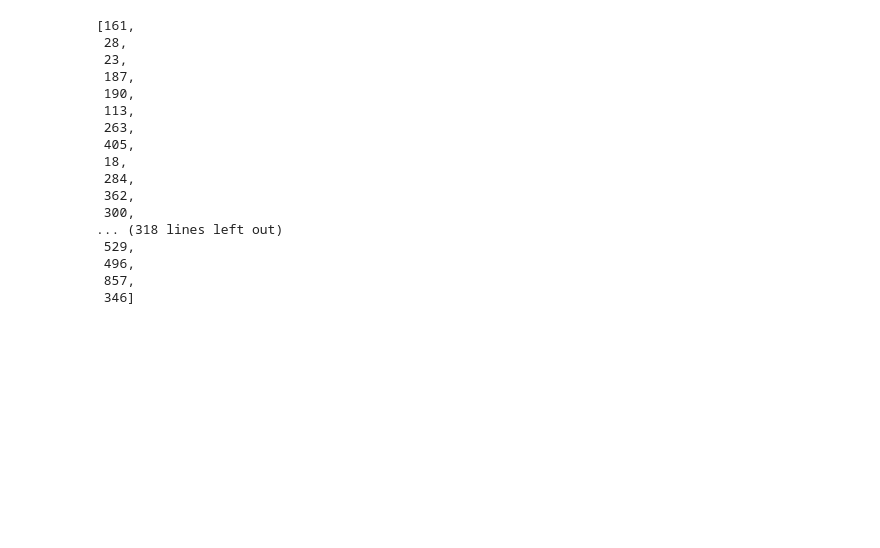
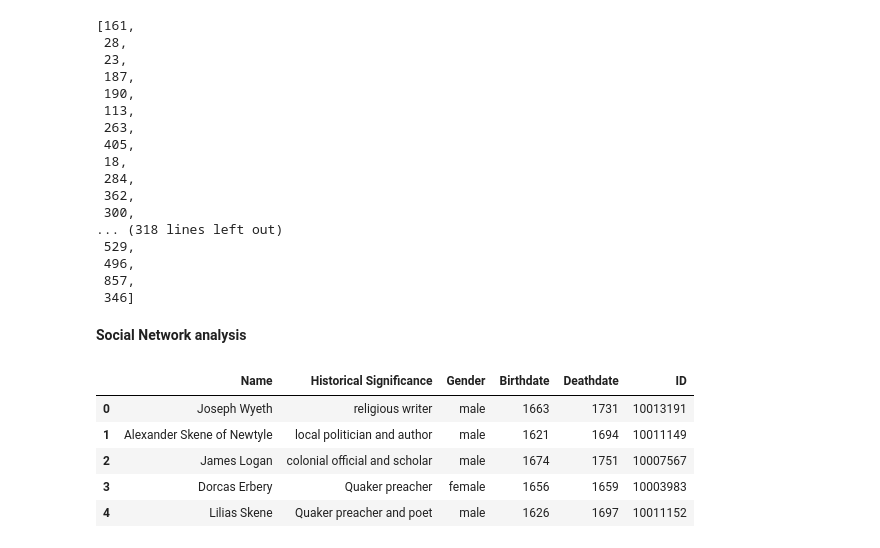
Before and after one commit to athens-21/DE242, a Jupyter notebook: DE242_2_2024_Graph_Data_science_Socail_Network_1_April_2025_0252.ipynb, the cells around one changed output. Drawn from its saved outputs; the diff is of its cells as text; code cells hidden in the pictures; blank space fills up the shorter version.

```diff
--- a/DE242_2_2024_Graph_Data_science_Socail_Network_1_April_2025_0252.ipynb
+++ b/DE242_2_2024_Graph_Data_science_Socail_Network_1_April_2025_0252.ipynb
@@ -122,3 +122,15 @@ neighbors
  496,
  857,
  346]
+# %% [markdown]
+**Social Network analysis**
+# %%
+node_df = pd.read_csv('https://programminghistorian.org/assets/exploring-and-analyzing-network-data-with-python/quakers_nodelist.csv')
+node_df.head()
+# %% [output]
+|  | Name | Historical Significance | Gender | Birthdate | Deathdate | ID |
+| 0 | Joseph Wyeth | religious writer | male | 1663 | 1731 | 10013191 |
+| 1 | Alexander Skene of Newtyle | local politician and author | male | 1621 | 1694 | 10011149 |
+| 2 | James Logan | colonial official and scholar | male | 1674 | 1751 | 10007567 |
+| 3 | Dorcas Erbery | Quaker preacher | female | 1656 | 1659 | 10003983 |
+| 4 | Lilias Skene | Quaker preacher and poet | male | 1626 | 1697 | 10011152 |
```
Also changed, not shown: parts of 21 cells of this notebook.
